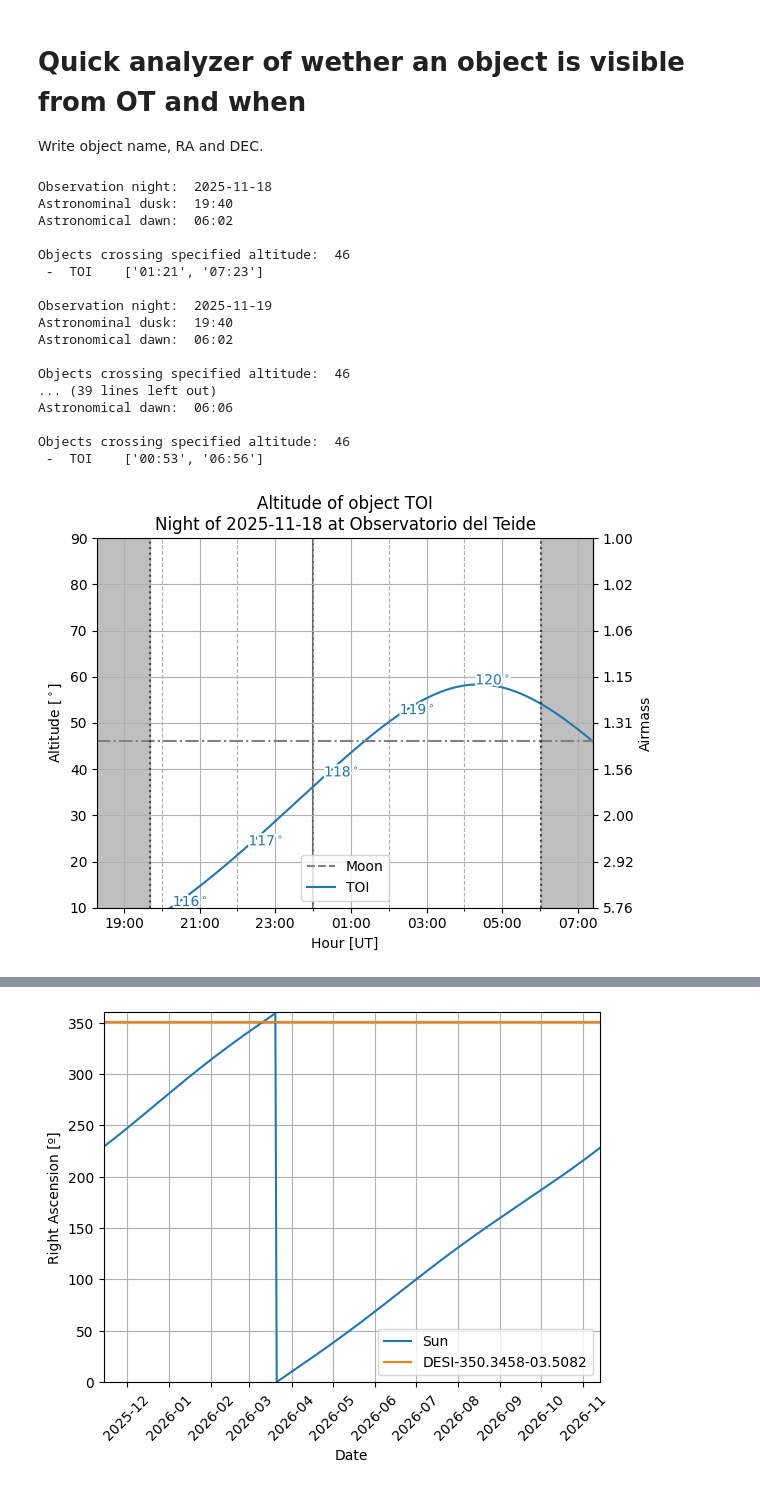
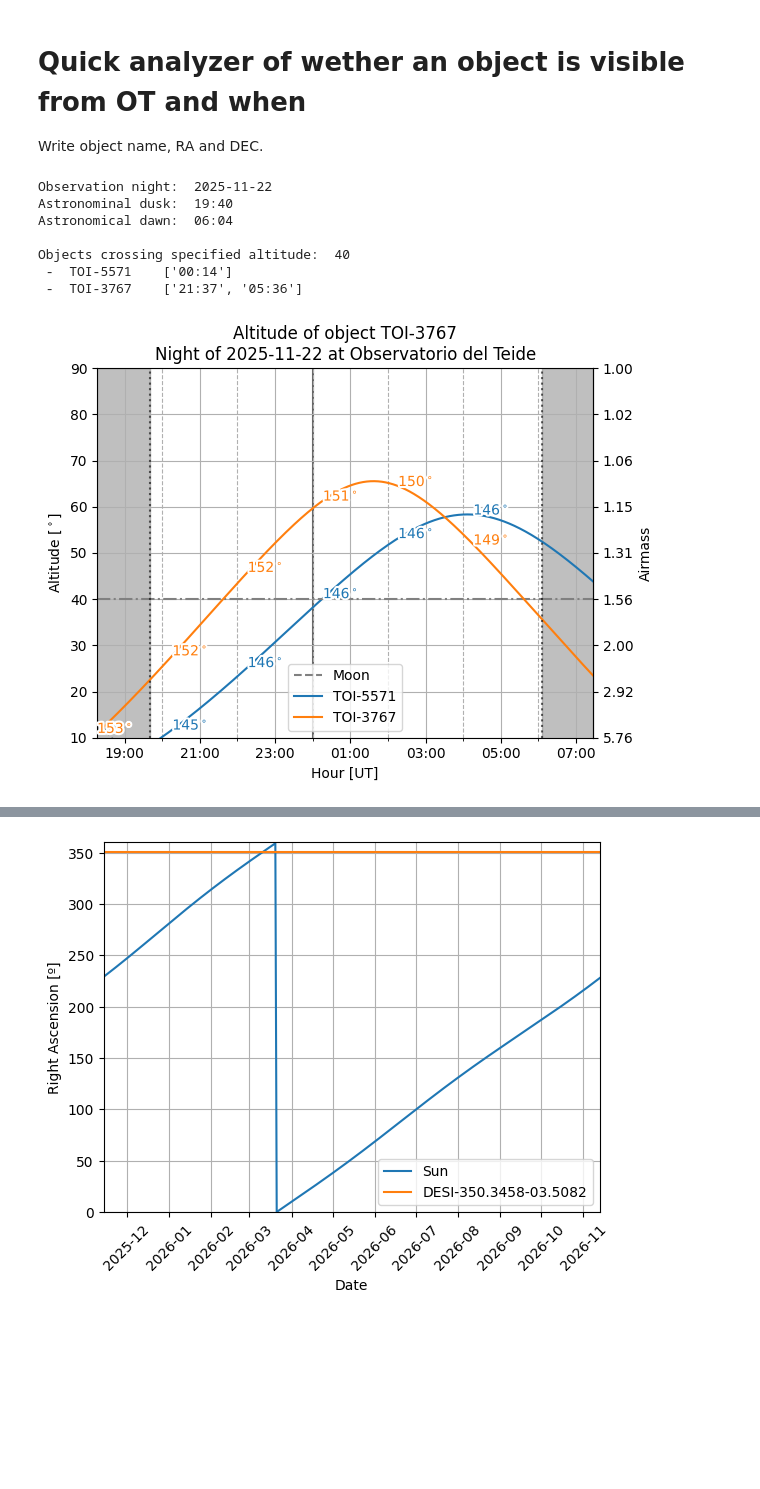
Before and after one commit to oscar-s-p/grav_lens, a Jupyter notebook: Object_visibility.ipynb, the cells around one changed output, grey strips where cells are left out. Drawn from its saved outputs; the diff is of its cells as text; code cells hidden in the pictures; blank space fills up the shorter version.

```diff
--- a/Object_visibility.ipynb
+++ b/Object_visibility.ipynb
@@ -286,28 +286,19 @@ def staralt(obj_name,
 # %%
 objects = [
     # 'ZTF 07:16:34h +38:21:14d',
     #        'DESI 23:21:23h -03:30:30d']
-           'TOI 07:07:58h +60:00:42d']
+           'TOI-5571 07:07:58h +60:00:42d',
+           'TOI-3767 04:37:57.15h +52:42:58.5d']
 
-days = ['18', '19', '20', '21', '22', '23', '24', '25']
+days = ['22']#, '23', '24', '25']
 for d in days:
-    staralt(objects, '2025-11-'+d, altogether=True, altitude = 46, culmen=False)
+    staralt(objects, '2025-11-'+d, altogether=True, altitude = 40, culmen=False)
 # %% [output]
-Observation night:  2025-11-18
+Observation night:  2025-11-22
 Astronominal dusk:  19:40
-Astronomical dawn:  06:02
+Astronomical dawn:  06:04
 
-Objects crossing specified altitude:  46
- -  TOI    ['01:21', '07:23']
-
-Observation night:  2025-11-19
-Astronominal dusk:  19:40
-Astronomical dawn:  06:02
-
-Objects crossing specified altitude:  46
-... (39 lines left out)
-Astronomical dawn:  06:06
-
-Objects crossing specified altitude:  46
- -  TOI    ['00:53', '06:56']
+Objects crossing specified altitude:  40
+ -  TOI-5571    ['00:14']
+ -  TOI-3767    ['21:37', '05:36']
-[figure, old version]
+[figure, new version]
```
Also changed, not shown: parts of 1 cell of this notebook, 2 other files.
